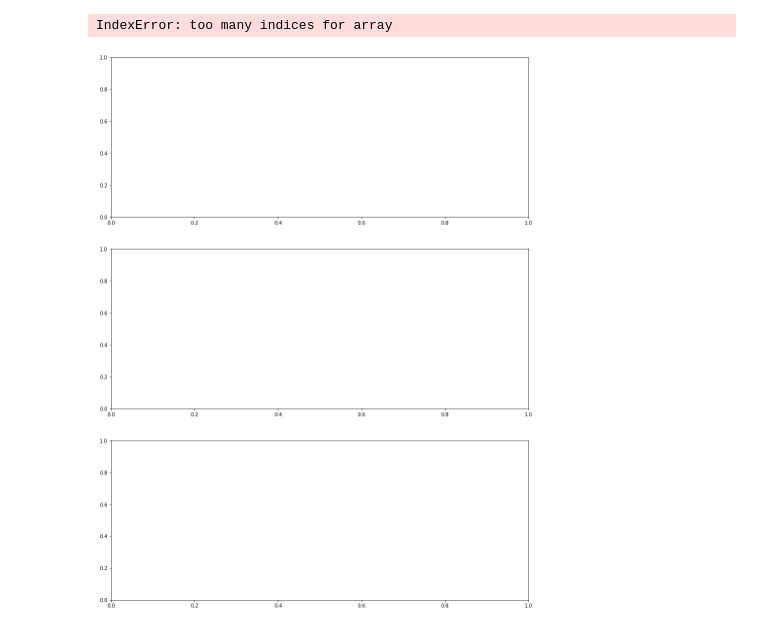
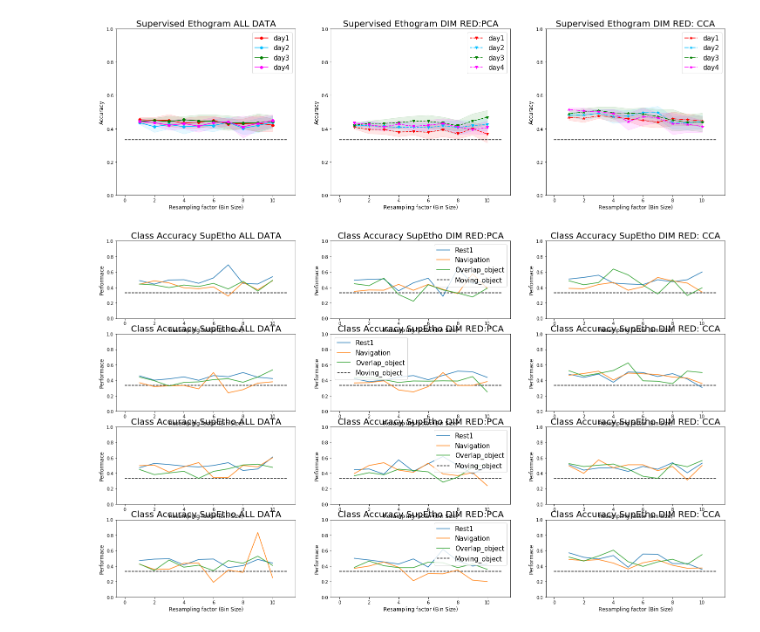
Before and after one commit to melisamc89/neural_analysys, a Jupyter notebook: src/cca_decoder_navigation_vs_exploring.ipynb, the cells around one changed output. Cells and saved outputs as stored; diff of their text form; code cells hidden in the pictures.

```diff
--- a/src/cca_decoder_navigation_vs_exploring.ipynb
+++ b/src/cca_decoder_navigation_vs_exploring.ipynb
@@ -590,47 +590,91 @@ DIMENSIONALITY REDUCCION AND TRAIN CLASSIFIER
 # %%
-fig,ax = plt.subplots(3,1,figsize = (15,20))
+fig,ax = plt.subplots(1,3,figsize = (25,7))
 colornames=["r","deepskyblue","g","magenta"]
 
 for day in range(4):
-    ax[0,0].plot(np.arange(1,11),performance_sup[:,day],color = colornames[day], marker='o', linestyle='-')
-    ax[0,0].fill_between(np.arange(1,11),performance_sup[:,day]-performance_sup_std[:,day], performance_sup[:,day]+performance_sup_std[:,day],alpha = 0.1,edgecolor=colornames[day], facecolor=colornames[day])
+    ax[0].plot(np.arange(1,11),performance_sup[:,day],color = colornames[day], marker='o', linestyle='-')
+    ax[0].fill_between(np.arange(1,11),performance_sup[:,day]-performance_sup_std[:,day], performance_sup[:,day]+performance_sup_std[:,day],alpha = 0.1,edgecolor=colornames[day], facecolor=colornames[day])
 
-    ax[1,0].plot(np.arange(1,11),performance_pca[:,day],color = colornames[day], marker='v', linestyle='--')
-    ax[1,0].fill_between(np.arange(1,11),performance_pca[:,day]-performance_pca_std[:,day], performance_pca[:,day]+performance_pca_std[:,day],alpha = 0.1,edgecolor=colornames[day], facecolor=colornames[day])
+    ax[1].plot(np.arange(1,11),performance_pca[:,day],color = colornames[day], marker='v', linestyle='--')
+    ax[1].fill_between(np.arange(1,11),performance_pca[:,day]-performance_pca_std[:,day], performance_pca[:,day]+performance_pca_std[:,day],alpha = 0.1,edgecolor=colornames[day], facecolor=colornames[day])
 
-    ax[2,0].plot(np.arange(1,11),performance_cca[:,day],color = colornames[day], marker='*', linestyle='-.')
-    ax[2,0].fill_between(np.arange(1,11),performance_cca[:,day]-performance_cca_std[:,day], performance_cca[:,day]+performance_cca_std[:,day],alpha = 0.1,edgecolor=colornames[day], facecolor=colornames[day])
+    ax[2].plot(np.arange(1,11),performance_cca[:,day],color = colornames[day], marker='*', linestyle='-.')
+    ax[2].fill_between(np.arange(1,11),performance_cca[:,day]-performance_cca_std[:,day], performance_cca[:,day]+performance_cca_std[:,day],alpha = 0.1,edgecolor=colornames[day], facecolor=colornames[day])
 
 #     ax[0,1].plot(np.arange(1,11),performance_unsup[:,day],color = colornames[day], marker='o', linestyle='-')
 #     ax[0,1].fill_between(np.arange(1,11),performance_unsup[:,day]-performance_unsup_std[:,day], performance_unsup[:,day]+performance_unsup_std[:,day],alpha = 0.1,edgecolor=colornames[day], facecolor=colornames[day])
 
 #     ax[1,1].plot(np.arange(1,11),performance_pca_unsup[:,day],color = colornames[day], marker='v', linestyle='--')
 #     ax[1,1].fill_between(np.arange(1,11),performance_pca_unsup[:,day]-performance_pca_unsup_std[:,day], performance_pca_unsup[:,day]+performance_pca_unsup_std[:,day],alpha = 0.1,edgecolor=colornames[day], facecolor=colornames[day])
 
 #     ax[2,1].plot(np.arange(1,11),performance_cca_unsup[:,day],color = colornames[day], marker='*', linestyle='-.')
 #     ax[2,1].fill_between(np.arange(1,11),performance_cca_unsup[:,day]-performance_cca_unsup_std[:,day], performance_cca_unsup[:,day]+performance_cca_unsup_std[:,day],alpha = 0.1,edgecolor=colornames[day], facecolor=colornames[day])
 
 for i in range(3):
-    for j in range(2):
-        ax[i,j].set_xlabel('Resampling factor (Bin Size)', fontsize = 12)
-        ax[i,j].set_ylabel('Performace', fontsize = 12)
-        ax[i,j].set_ylim([0,0.7])
-        ax[i,j].hlines(1/6, 0, 11, colors='k', linestyles='--')
-        ax[i,j].legend(['day1','day2','day3','day4'], fontsize = 15)
+    ax[i].set_xlabel('Resampling factor (Bin Size)', fontsize = 12)
+    ax[i].set_ylabel('Accuracy', fontsize = 12)
+    ax[i].set_ylim([0,1])
+    ax[i].hlines(1/3, 0, 11, colors='k', linestyles='--')
+    ax[i].legend(['day1','day2','day3','day4'], fontsize = 15)
 
-ax[0,0].set_title('Supervised Ethogram ALL DATA', fontsize = 20)
+ax[0].set_title('Supervised Ethogram ALL DATA', fontsize = 20)
 #ax[0,1].set_title('kmeans Ethogram ALL DATA',fontsize = 20)
 
-ax[1,0].set_title('Supervised Ethogram DIM RED:PCA', fontsize = 20)
+ax[1].set_title('Supervised Ethogram DIM RED:PCA', fontsize = 20)
 #ax[1,1].set_title('kmeans Ethogram DIM RED:PCA',fontsize = 20)
 
-ax[2,0].set_title('Supervised Ethogram DIM RED: CCA', fontsize = 20)
+ax[2].set_title('Supervised Ethogram DIM RED: CCA', fontsize = 20)
 #ax[2,1].set_title('kmeans Ethogram DIM RED: CCA',fontsize = 20)
 
 
 figure_name = figure_path +'decorder_pca_cca_binzise_nav_vs_exploration_'+f'{mouse}'+'_session_'+f'{session}'+'.png'
 
 fig.savefig(figure_name)
 # %% [output]
-IndexError: too many indices for array
-[figure, old version]
+[figure, new version]
+# %%
+fig,ax = plt.subplots(4,3,figsize = (25,15))
+
+conditions = labels[1:]
+
+class_accuracy_data = np.zeros((4,10,3))
+class_accuracy_pca= np.zeros((4,10,3))
+class_accuracy_cca = np.zeros((4,10,3))
+
+for day in [0,1,2,3]:
+
+    for re_sf in [1,2,3,4,5,6,7,8,9,10]:
+        accuracy = (confusion_matrix_data_list[re_sf-1][day]/np.sum(confusion_matrix_data_list[re_sf-1][day],axis=0)).diagonal()
+        class_accuracy_data[day,re_sf-1,:] = accuracy
+
+        accuracy = (confusion_matrix_pca_list[re_sf-1][day]/np.sum(confusion_matrix_pca_list[re_sf-1][day],axis=0)).diagonal()
+        class_accuracy_pca[day,re_sf-1,:] = accuracy
+
+        accuracy = (confusion_matrix_cca_list[re_sf-1][day]/np.sum(confusion_matrix_cca_list[re_sf-1][day],axis=0)).diagonal()
+        class_accuracy_cca[day,re_sf-1,:] = accuracy
+
+for day in [0,1,2,3]:
+
+    ax[day,0].plot(np.arange(1,11),class_accuracy_data[day,:,:])
+    ax[day,1].plot(np.arange(1,11),class_accuracy_pca[day,:,:])
+    ax[day,2].plot(np.arange(1,11),class_accuracy_cca[day,:,:])
+
+    for i in range(3):
+        ax[day,i].set_xlabel('Resampling factor (Bin Size)', fontsize = 12)
+        ax[day,i].set_ylabel('Performace', fontsize = 12)
+        ax[day,i].set_ylim([0,1])
+        ax[day,i].hlines(1/3, 0, 11, colors='k', linestyles='--')
+        if i == 1:
+            ax[day,i].legend( conditions, fontsize = 15)
+
+        ax[day,0].set_title('Class Accuracy SupEtho ALL DATA', fontsize = 20)
+
+        ax[day,1].set_title('Class Accuracy SupEtho DIM RED:PCA', fontsize = 20)
+
+        ax[day,2].set_title('Class Accuracy SupEtho DIM RED: CCA', fontsize = 20)
+
+figure_name = figure_path +'decorder_cca_class_accuracy_binsize_nav_vs_exploration_'+f'{mouse}'+'_session_'+f'{session}'+'.png'
+
+fig.savefig(figure_name)
+# %% [output]
+[figure, added]
```
Also changed, not shown: parts of 4 cells of this notebook, 2 other files.
